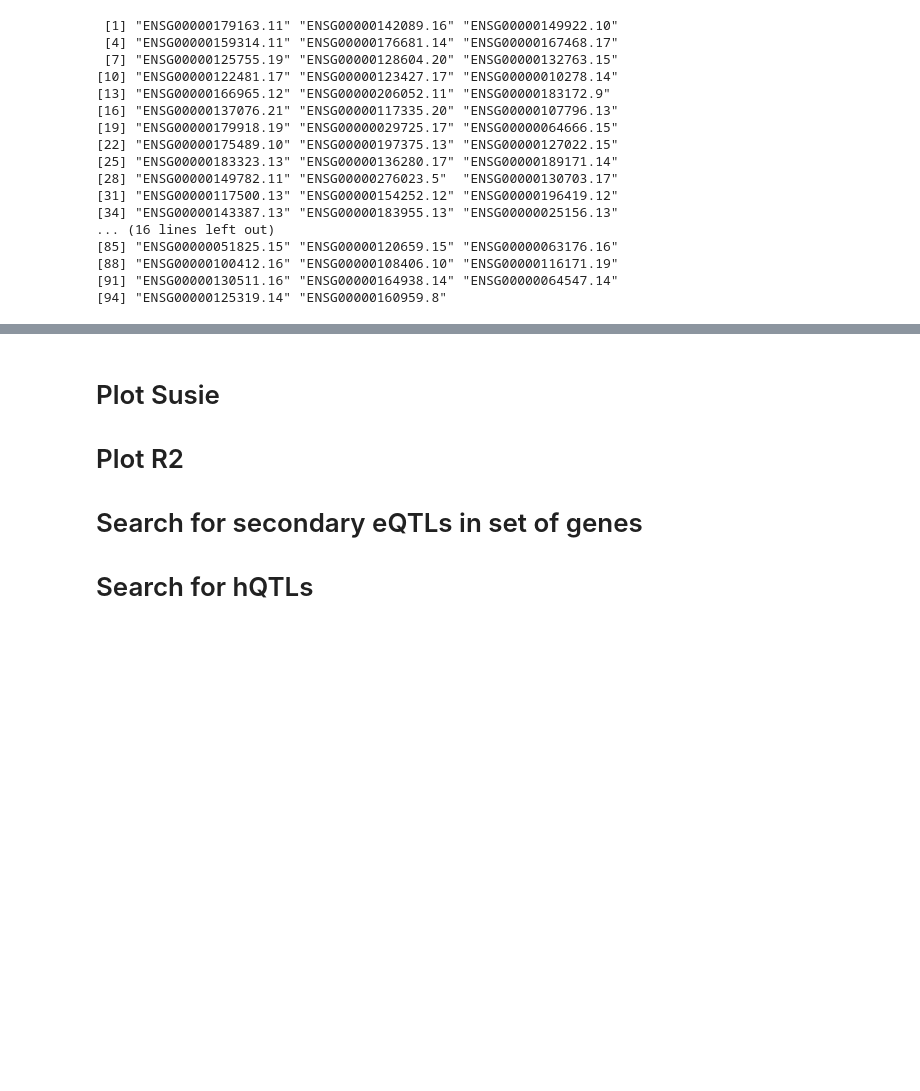
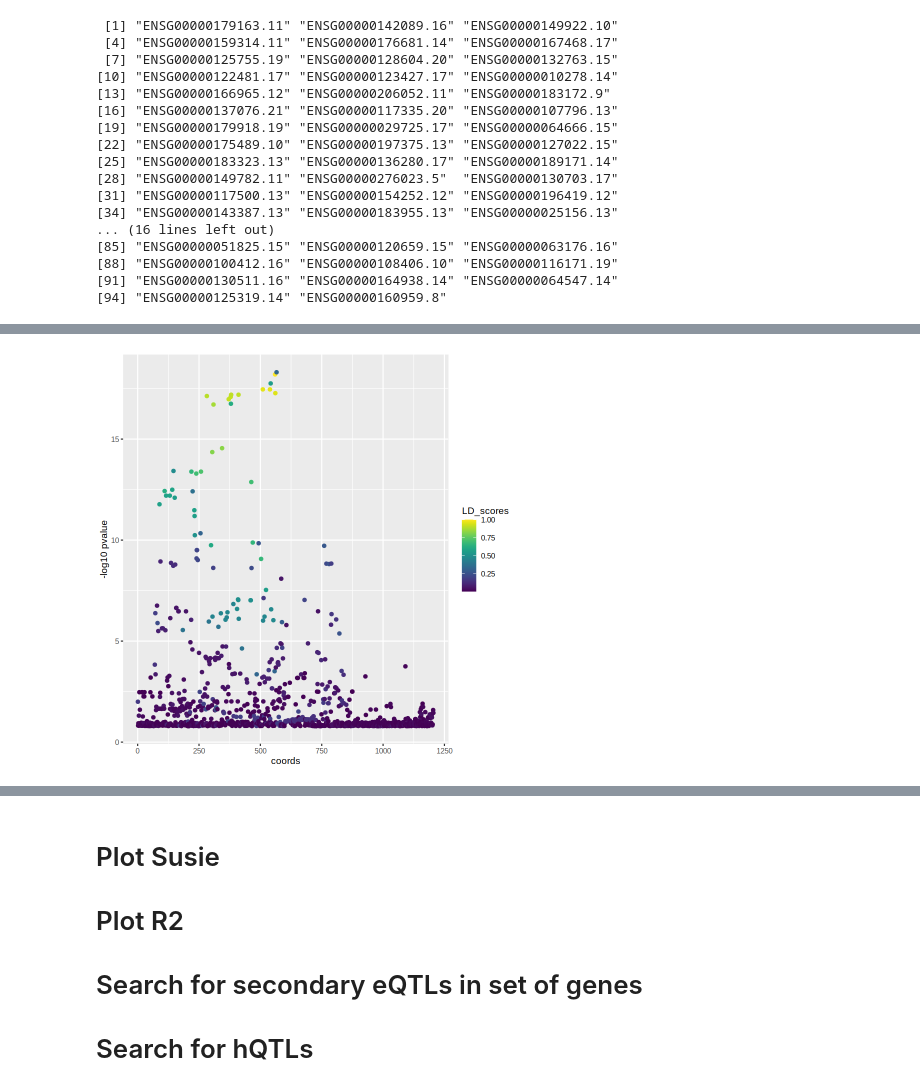
Before and after one commit to bfairkun/ChromatinSplicingQTLs, a Jupyter notebook: analysis/20230511_coloc_sQTLs_hQTLs_eQTLs_GWAS.ipynb, the cells around one changed output, grey strips where cells are left out. Saved outputs shown, nothing was run; the diff lists cells and outputs as text; code cells hidden in the pictures; blank space fills up the shorter version.

```diff
--- a/analysis/20230511_coloc_sQTLs_hQTLs_eQTLs_GWAS.ipynb
+++ b/analysis/20230511_coloc_sQTLs_hQTLs_eQTLs_GWAS.ipynb
@@ -331,0 +374,47 @@ HINT: For large R or large XtX, consider installing the Rfast package for better
+# %%
+get_LD_vector <- function(X, i, getLD_func) {
+  ld_vector <- apply(X, 1, getLD_func, X[i, ])
+  return(ld_vector)
+}
+
+getLD <- function(genotype1, genotype2){
+    pa <- (genotype1 == 0) %>% mean()
+    pA <- (genotype1 > 0) %>% mean()
+    pb <- (genotype2 == 0) %>% mean()
+    pB <- (genotype2 > 0) %>% mean()
+
+
+    pAB <- ((genotype1 > 0) & (genotype2 > 0)) %>% mean()
+    pab <- ((genotype1 == 0) & (genotype2 == 0)) %>% mean()
+    paB <- ((genotype1 == 0) & (genotype2 > 0)) %>% mean()
+    pAb <- ((genotype1 > 0) & (genotype2 == 0)) %>% mean()
+
+    D <- ((pAB*pab) - (paB*pAb))**2
+
+    r2 <- D/(pa*pA*pb*pB)
+    return(r2)
+}
+# %%
+coords <- 'chr17:6591925-8592071'
+
+assay_file <- paste0(dir, 'code/QTLs/QTLTools/Expression.Splicing/NominalPassForColoc.txt.tabix.gz')
+
+# tabix_cmd <- paste("tabix", genotype, position)
+
+nominal.slice <- tabix(coords, assay_file, check.chr=FALSE, verbose=FALSE) %>%
+filter(phe_id == 'ENSG00000141504.12:ENSG00000141504.12')
+# %%
+LD_scores <- get_LD_vector(aver$GT, 560, getLD)
+# %%
+a <- nominal.slice  %>% pull(nom_pval) %>%
+  as.numeric() %>% -log10(.)
+library(viridis)
+df <- data.frame(x=1:length(a), y=a, z=LD_scores)
+
+
+
+ggplot(df, aes(x = 1:length(a), y = a, color = LD_scores)) +
+  geom_point() +
+scale_color_viridis() + xlab('coords') + ylab('-log10 pvalue')
+# %% [output]
+[figure, added]
```
Also changed, not shown: parts of 21 cells of this notebook, 3 other files.
